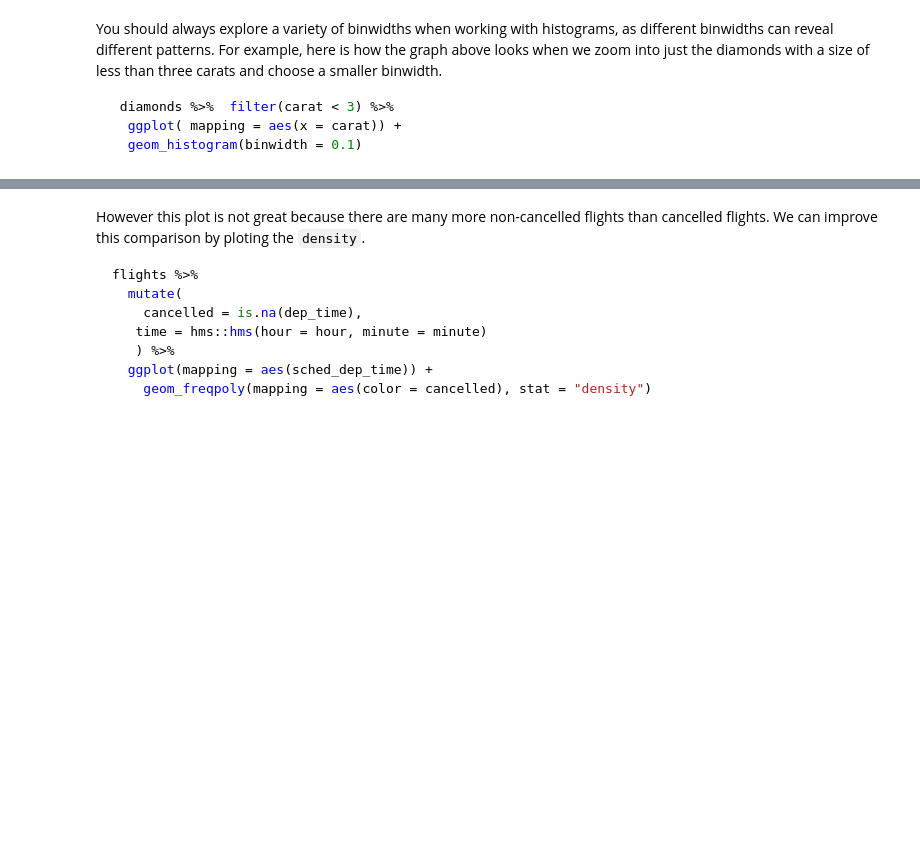
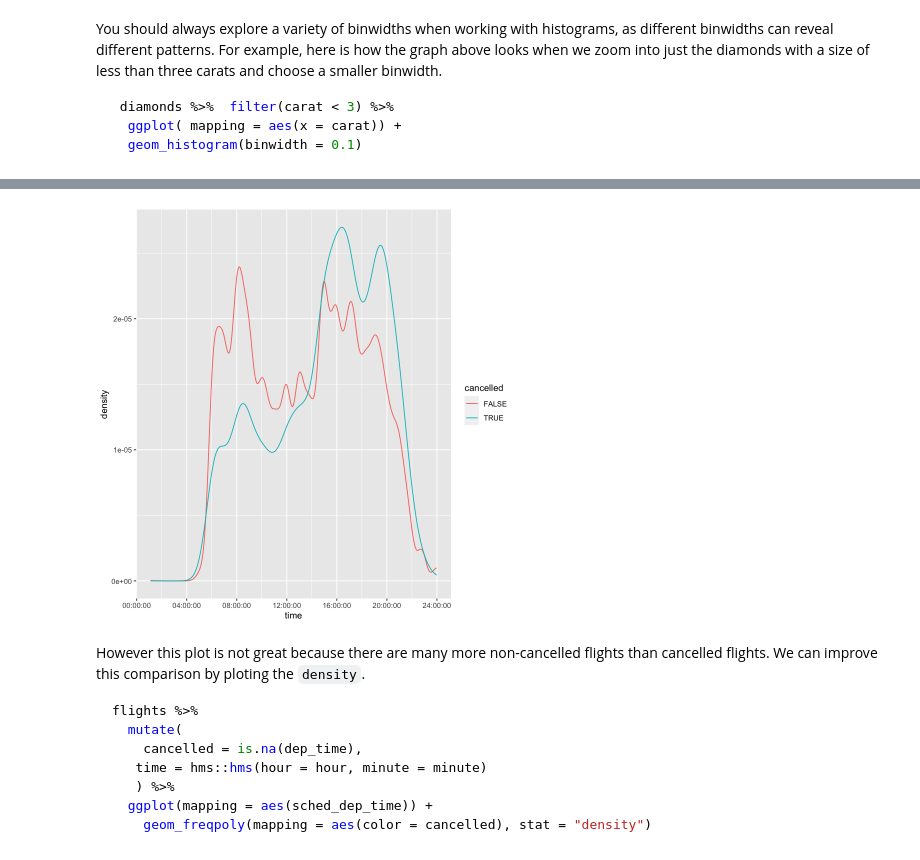
Before and after one commit to jzcpanda/390R-2021fall, a Jupyter notebook: Exploratory data analysis.ipynb, the cells around one changed output, grey strips where cells are left out. Cells and saved outputs as stored; diff of their text form; code cells hidden in the pictures; blank space fills up the shorter version.

````diff
--- a/Exploratory data analysis.ipynb
+++ b/Exploratory data analysis.ipynb
@@ -109,6 +119,14 @@ flights %>%
   ggplot(mapping = aes(time)) +
     geom_freqpoly(mapping = aes(color = cancelled), binwidth =20)
 ```
+# %%
+flights %>%
+    mutate(cancelled = is.na(dep_time) | is.na(arr_time),
+           time = hms::hms(hour = hour, minute = minute)) %>%
+    ggplot()+
+    geom_freqpoly(aes(x=time, color = cancelled),stat = "density")
+# %% [output]
+[figure, added]
 # %% [markdown]
 However this plot is not great because there are many more non-cancelled flights than cancelled flights.
 We can improve this comparison by ploting the `density`.
````
Also changed, not shown: parts of 11 cells of this notebook.
